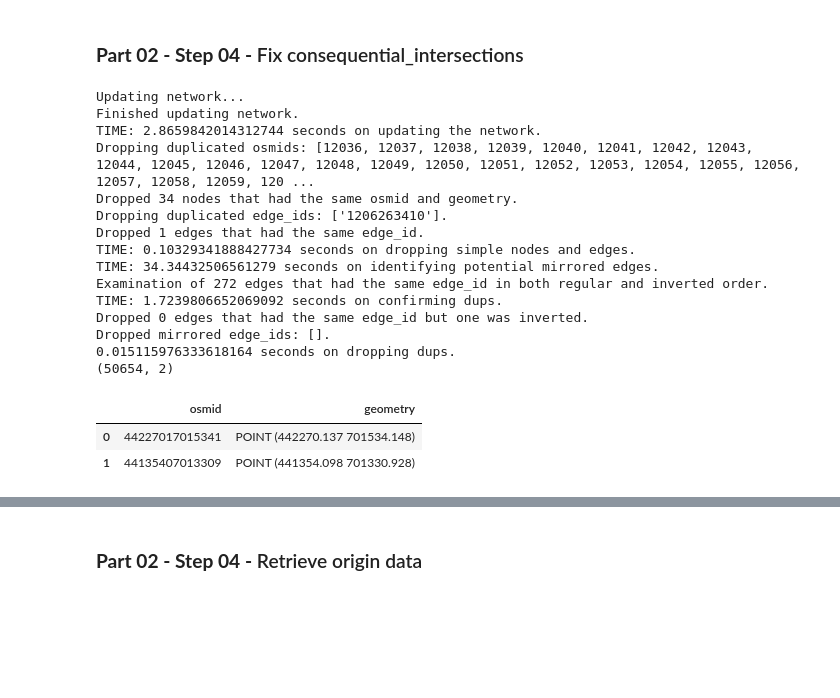
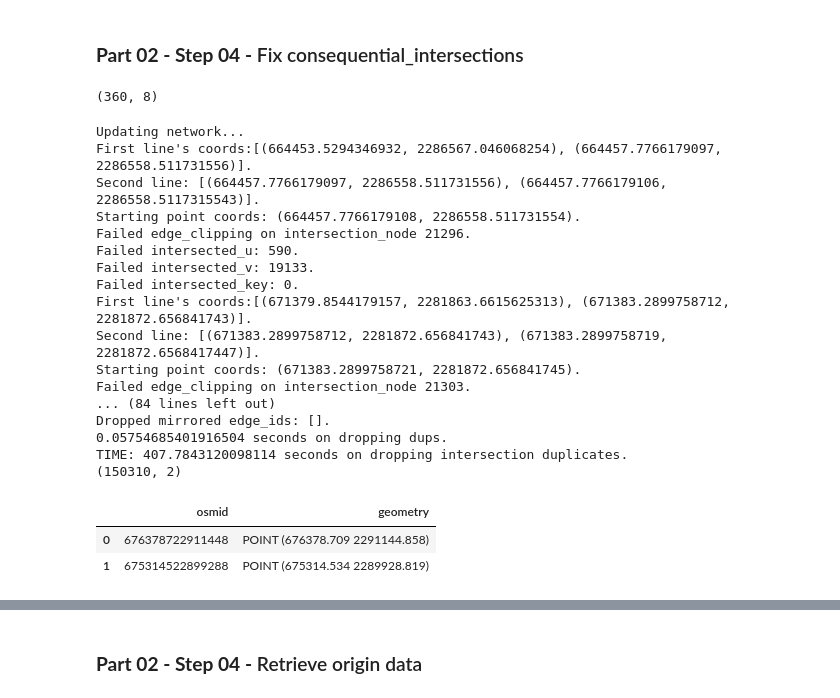
Before and after one commit to Observatorio-Ciudades/vref_walkability_index, a Jupyter notebook: notebooks/01_PL_04_Combine_networks.ipynb, the cells around one changed output, grey strips where cells are left out. Drawn from its saved outputs; the diff is of its cells as text; code cells hidden in the pictures; blank space fills up the shorter version.

```diff
--- a/notebooks/01_PL_04_Combine_networks.ipynb
+++ b/notebooks/01_PL_04_Combine_networks.ipynb
@@ -1800,8 +1902,8 @@ if localsave_01_02:
 # %% [markdown]
 This step __finds the intersection points existing__ between the base network and the uncovered parts of the complementary network, and then modifies both network in order to __incorporate the intersection points as new nodes__ on both networks.
 # %%
-load_previous = False
-if load_previous:
+load_previous_step = False
+if load_previous_step:
     boeing_nodes = gpd.read_file(output_dir + "part01_step01_preprocess/boeing_nodes.gpkg")
     boeing_edges = gpd.read_file(output_dir + "part01_step01_preprocess/boeing_edges.gpkg")
     complementary_uncovered_nodes = gpd.read_file(output_dir + "part01_step02_identifyuncovered/complementary_uncovered_nodes.gpkg")
@@ -1986,8 +2106,8 @@ Through identifying the __nearest base_nodes_i and nearest base_edges_i to each
 
 If the connection is to be made __from contact_node to base_edge__, it identifies the best intersection point and saves the point with a new osmid in order to split the boeing_edge and __create a new base node__ there in an update network process.
 # %%
-load_previous = False
-if load_previous:
+load_previous_step = False
+if load_previous_step:
     # From Part01 - Step02
     contact_nodes = gpd.read_file(output_dir + "part01_step02_identifyuncovered/contact_nodes.gpkg")
     # From Part02 - Step01
@@ -2905,5 +3037,18 @@ Duplicates: 0.
 # %% [markdown]
 ### __Part 02 - Step 04 -__ Fix consequential_intersections
+# %%
+load_previous_substep = True
+if load_previous_substep:
+    intersection_nodes_3 = gpd.read_file(output_dir + "part02_step04_ntwsconnect/tmp_intersection_nodes_3.gpkg")
+# %%
+# Guadalajara temporary fix (Must develop solution for these cases and those shown as coordinate errors)
+drop_lst = [21280,21282,21347]
+drop_idx = intersection_nodes_3.osmid.isin(drop_lst)
+intersection_nodes_3 = intersection_nodes_3.loc[~drop_idx]
+
+print(intersection_nodes_3.shape)
+# %% [output]
+(360, 8)
 # %%
 joined_nodes_fix = concatenated_nodes.copy()
 joined_edges_fix = joined_edges_concat.copy()
@@ -2925,48 +3070,55 @@ print(f"TIME: {time_2-time_1} seconds on updating the network.")
 
 # MULTIPLE INTERSECTION ADAPTATION: drop duplicates
 # Duplicated nodes and edges may occur when three or more lines cross at the same point.
 # Regular .drop_duplicates() cannot be used since edges could be mirrored.
 # Example:
 #        Line 1: u=1, v=2, key=0, geom=((1,1),(2,1))
 #        Line 2: u=2, v=1, key=0, geom=((2,1),(1,1))
 # Drop nodes and edges duplicates
 joined_nodes_fix,joined_edges_fix = drop_intersection_network_duplicates(joined_nodes_fix,joined_edges_fix)
 
+##### Time
+time_3 = time.time()
+print(f"TIME: {time_3-time_2} seconds on dropping intersection duplicates.")
+##### Time
+
 # Create unique edge_id to simplify edge identification
 joined_edges_fix = create_unique_edge_id(joined_edges_fix)
 # Identify edges created during current intersection
 join_idx = joined_edges_fix.intersecting==1
 edge_ids_lst = list(joined_edges_fix.loc[join_idx].edge_id.unique())
 all_join_edgeids = all_join_edgeids + edge_ids_lst
 
 # Final format (Drop cols 'intersecting' and reset indexes)
 joined_nodes_fix.drop(columns=['intersecting'],inplace=True)
 joined_edges_fix.drop(columns=['intersecting'],inplace=True)
 joined_nodes_fix.reset_index(inplace=True,drop=True)
 joined_edges_fix.reset_index(inplace=True,drop=True)
 
 # Show
 print(joined_nodes_fix.shape)
 joined_nodes_fix.head(2)
 # %% [output]
 Updating network...
-Finished updating network.
-TIME: 2.8659842014312744 seconds on updating the network.
-Dropping duplicated osmids: [12036, 12037, 12038, 12039, 12040, 12041, 12042, 12043, 12044, 12045, 12046, 12047, 12048, 12049, 12050, 12051, 12052, 12053, 12054, 12055, 12056, 12057, 12058, 12059, 120 ...
-Dropped 34 nodes that had the same osmid and geometry.
-Dropping duplicated edge_ids: ['1206263410'].
-Dropped 1 edges that had the same edge_id.
-TIME: 0.10329341888427734 seconds on dropping simple nodes and edges.
-TIME: 34.34432506561279 seconds on identifying potential mirrored edges.
-Examination of 272 edges that had the same edge_id in both regular and inverted order.
-TIME: 1.7239806652069092 seconds on confirming dups.
-Dropped 0 edges that had the same edge_id but one was inverted.
+First line's coords:[(664453.5294346932, 2286567.046068254), (664457.7766179097, 2286558.511731556)].
+Second line: [(664457.7766179097, 2286558.511731556), (664457.7766179106, 2286558.5117315543)].
+Starting point coords: (664457.7766179108, 2286558.511731554).
+Failed edge_clipping on intersection_node 21296.
+Failed intersected_u: 590.
+Failed intersected_v: 19133.
+Failed intersected_key: 0.
+First line's coords:[(671379.8544179157, 2281863.6615625313), (671383.2899758712, 2281872.656841743)].
+Second line: [(671383.2899758712, 2281872.656841743), (671383.2899758719, 2281872.6568417447)].
+Starting point coords: (671383.2899758721, 2281872.656841745).
+Failed edge_clipping on intersection_node 21303.
+... (84 lines left out)
 Dropped mirrored edge_ids: [].
-0.015115976333618164 seconds on dropping dups.
-(50654, 2)
+0.05754685401916504 seconds on dropping dups.
+TIME: 407.7843120098114 seconds on dropping intersection duplicates.
+(150310, 2)
 |  | osmid | geometry |
-| 0 | 44227017015341 | POINT (442270.137 701534.148) |
-| 1 | 44135407013309 | POINT (441354.098 701330.928) |
+| 0 | 676378722911448 | POINT (676378.709 2291144.858) |
+| 1 | 675314522899288 | POINT (675314.534 2289928.819) |
 # %%
 # Show
 print(joined_edges_fix.shape)
```
Also changed, not shown: parts of 51 cells of this notebook, 4 other files.
